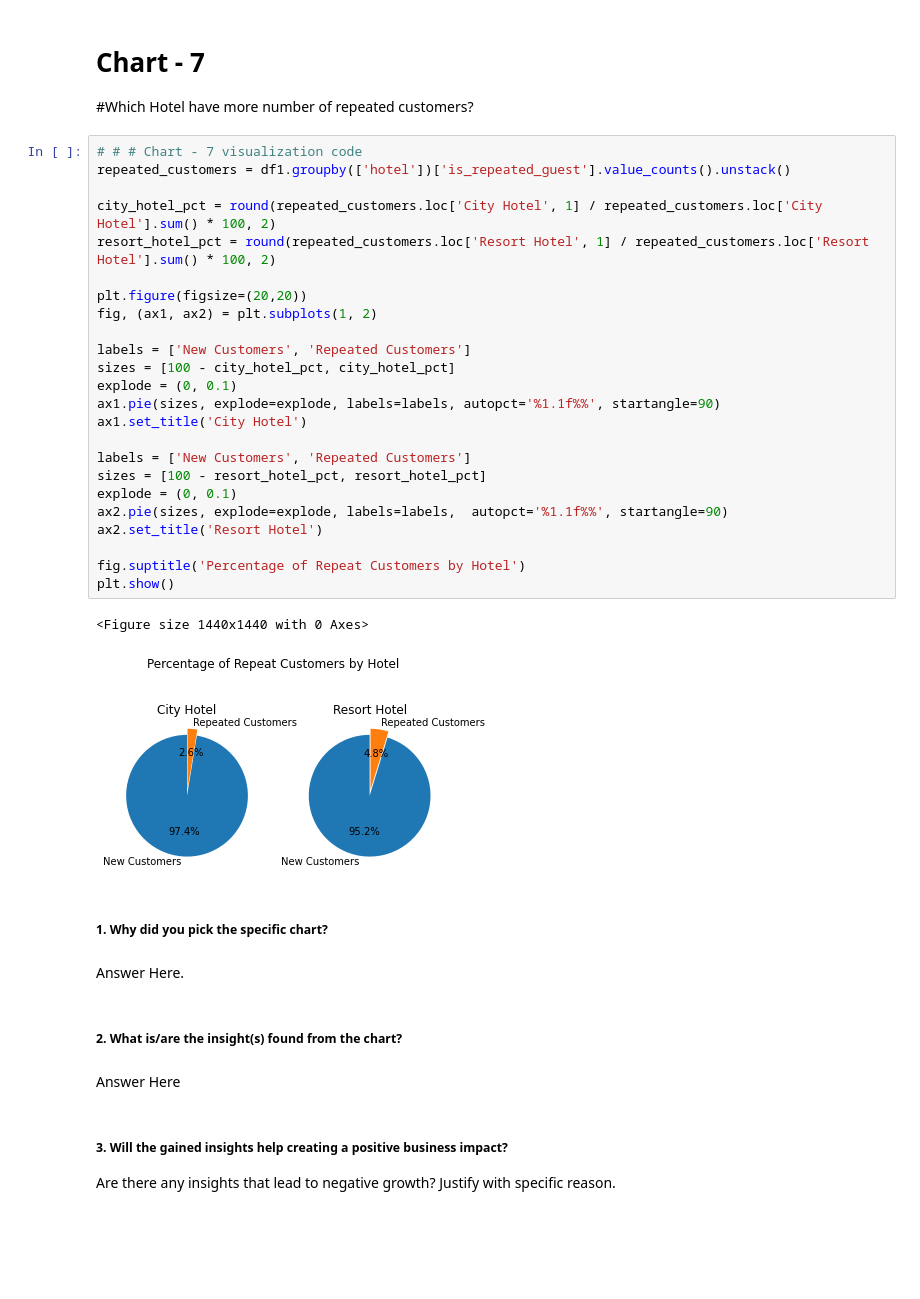
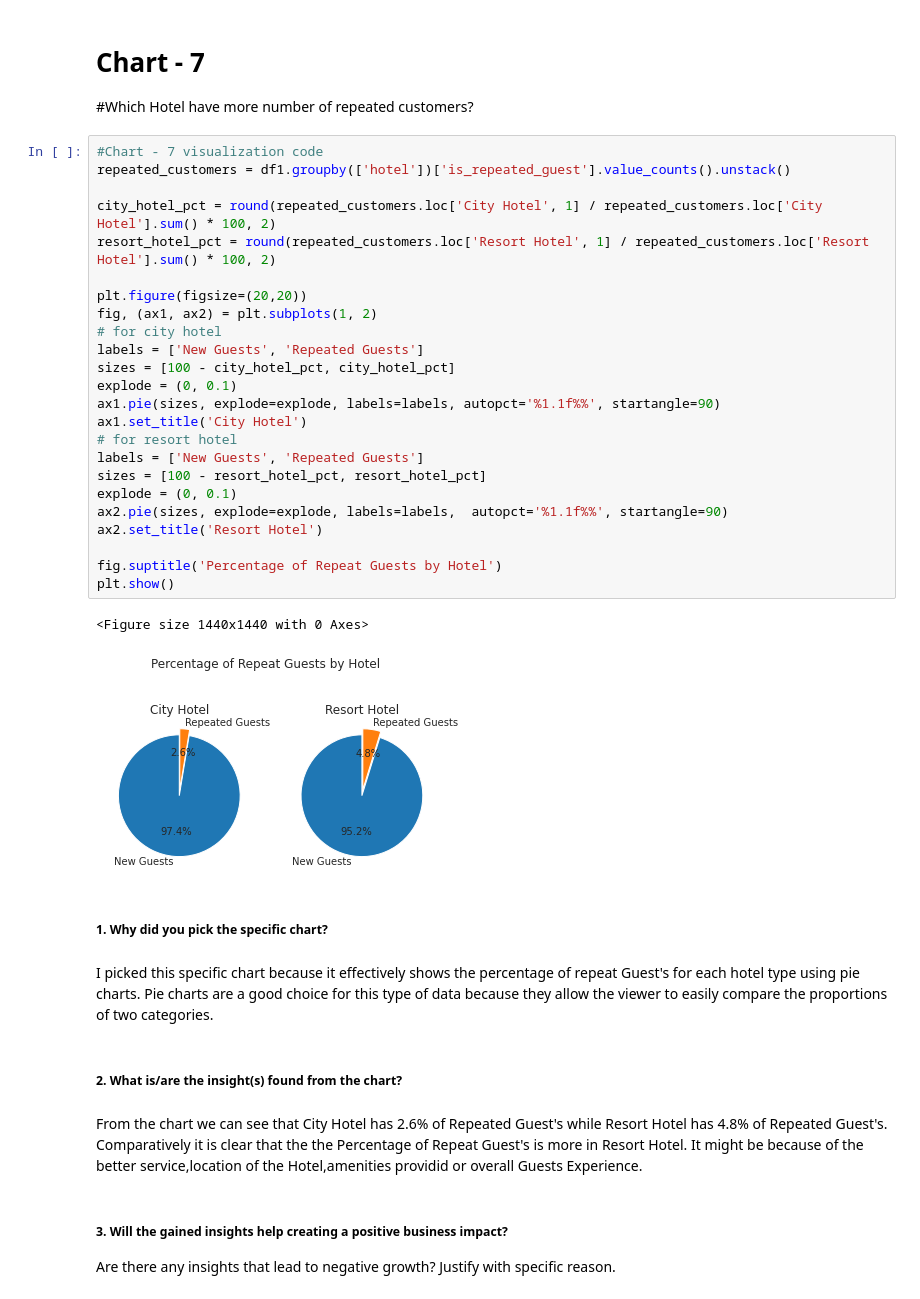
Before and after one commit to Jassibro/EDA-PROJECT, a Jupyter notebook: EDA_Hotel_Booking_Analysis.ipynb, the cells around one changed output. Drawn from its saved outputs; the diff is of its cells as text; blank space fills up the shorter version.

```diff
--- a/EDA_Hotel_Booking_Analysis.ipynb
+++ b/EDA_Hotel_Booking_Analysis.ipynb
@@ -567,40 +570,40 @@ Answer Here
 # Chart - 7
 #Which Hotel have more number of repeated customers?
 # %%
-# # # Chart - 7 visualization code
+#Chart - 7 visualization code
 repeated_customers = df1.groupby(['hotel'])['is_repeated_guest'].value_counts().unstack()
 
 city_hotel_pct = round(repeated_customers.loc['City Hotel', 1] / repeated_customers.loc['City Hotel'].sum() * 100, 2)
 resort_hotel_pct = round(repeated_customers.loc['Resort Hotel', 1] / repeated_customers.loc['Resort Hotel'].sum() * 100, 2)
 
 plt.figure(figsize=(20,20))
 fig, (ax1, ax2) = plt.subplots(1, 2)
-
-labels = ['New Customers', 'Repeated Customers']
+# for city hotel
+labels = ['New Guests', 'Repeated Guests']
 sizes = [100 - city_hotel_pct, city_hotel_pct]
 explode = (0, 0.1)
 ax1.pie(sizes, explode=explode, labels=labels, autopct='%1.1f%%', startangle=90)
 ax1.set_title('City Hotel')
-
-labels = ['New Customers', 'Repeated Customers']
+# for resort hotel
+labels = ['New Guests', 'Repeated Guests']
 sizes = [100 - resort_hotel_pct, resort_hotel_pct]
 explode = (0, 0.1)
 ax2.pie(sizes, explode=explode, labels=labels,  autopct='%1.1f%%', startangle=90)
 ax2.set_title('Resort Hotel')
 
-fig.suptitle('Percentage of Repeat Customers by Hotel')
+fig.suptitle('Percentage of Repeat Guests by Hotel')
 plt.show()
 # %% [output]
 <Figure size 1440x1440 with 0 Axes>
-[figure, old version]
+[figure, new version]
 # %% [markdown]
 ##### 1. Why did you pick the specific chart?
-# %% [markdown]
-Answer Here.
+# %% [markdown]
+I picked this specific chart because it effectively shows the percentage of repeat Guest's for each hotel type using pie charts. Pie charts are a good choice for this type of data because they allow the viewer to easily compare the proportions of two categories.
 # %% [markdown]
 ##### 2. What is/are the insight(s) found from the chart?
-# %% [markdown]
-Answer Here
+# %% [markdown]
+From the chart we can see that City Hotel has 2.6% of Repeated Guest's while Resort Hotel has 4.8% of Repeated Guest's. Comparatively it is clear that the the Percentage of Repeat Guest's is more in Resort Hotel. It might be because of the better service,location of the Hotel,amenities providid or overall Guests Experience.
 # %% [markdown]
 ##### 3. Will the gained insights help creating a positive business impact?
 Are there any insights that lead to negative growth? Justify with specific reason.
```
Also changed, not shown: parts of 44 cells of this notebook.
